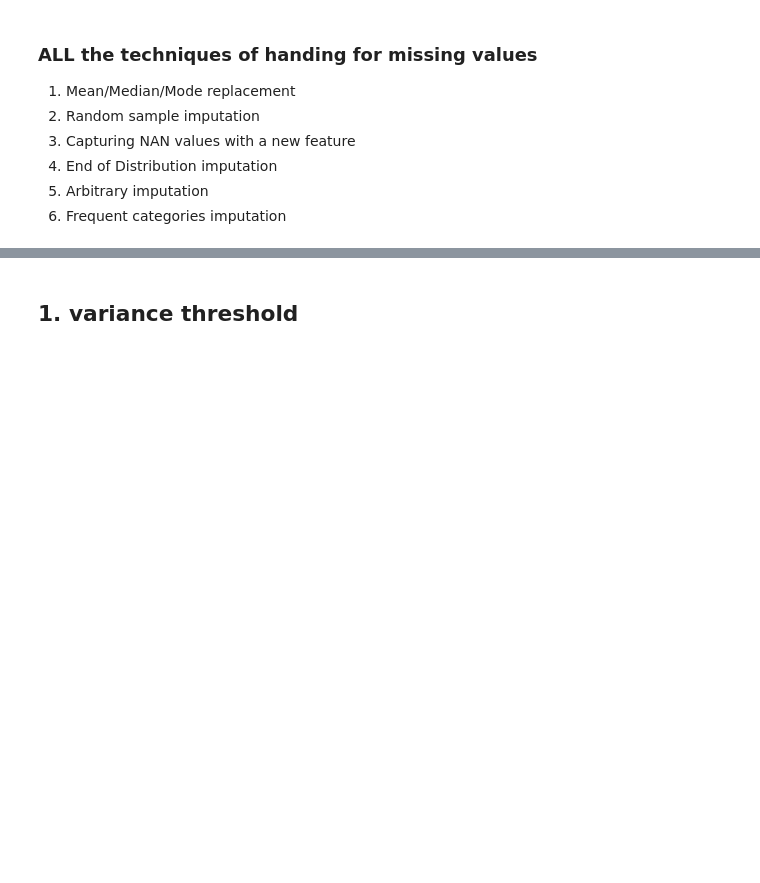
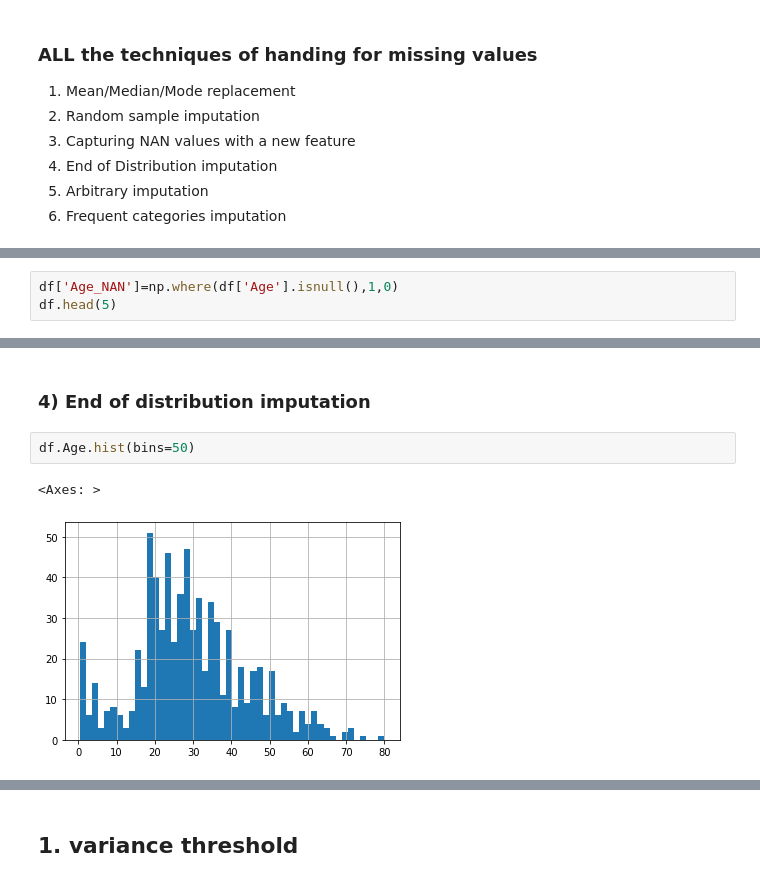
Before and after one commit to bele99/Data-Science-Project, a Jupyter notebook: Feature_Selection.ipynb, the cells around one changed output, grey strips where cells are left out. Drawn from its saved outputs; the diff is of its cells as text; blank space fills up the shorter version.

```diff
--- a/Feature_Selection.ipynb
+++ b/Feature_Selection.ipynb
@@ -83,0 +162,3 @@ ax.legend(lines, labels, loc='best')
+# %%
+df['Age_NAN']=np.where(df['Age'].isnull(),1,0)
+df.head(5)
@@ -83,0 +181,7 @@ ax.legend(lines, labels, loc='best')
+# %% [markdown]
+### 4) End of distribution imputation
+# %%
+df.Age.hist(bins=50)
+# %% [output]
+<Axes: >
+[figure, added]
```
Also changed, not shown: parts of 26 cells of this notebook.
